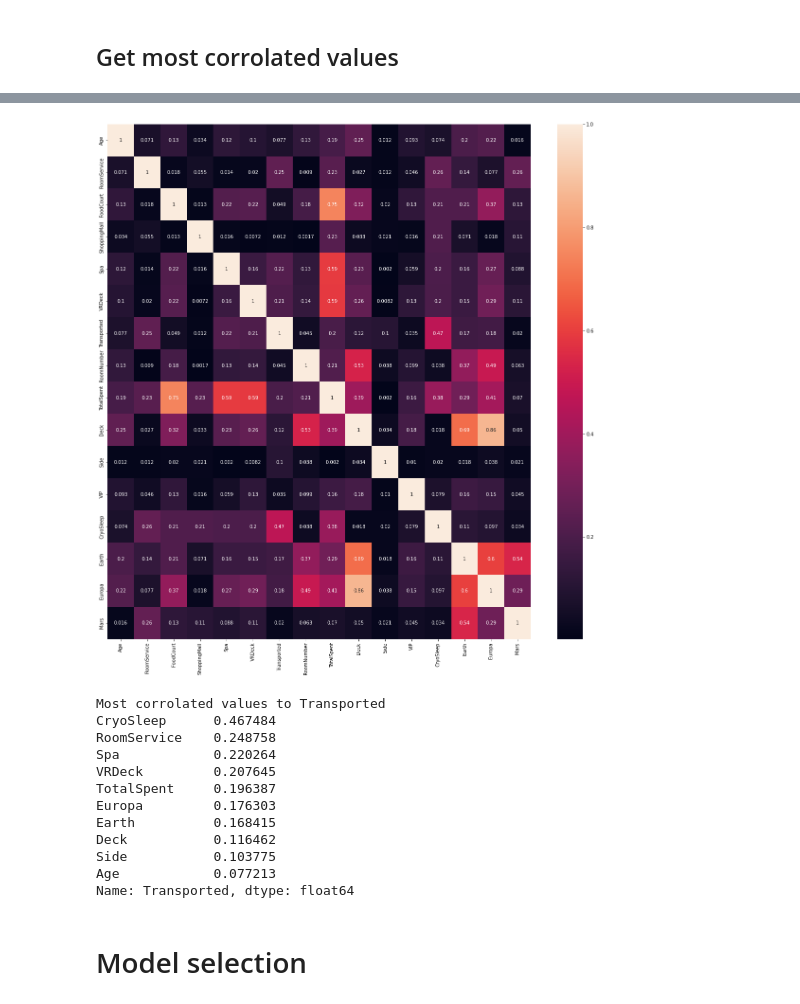
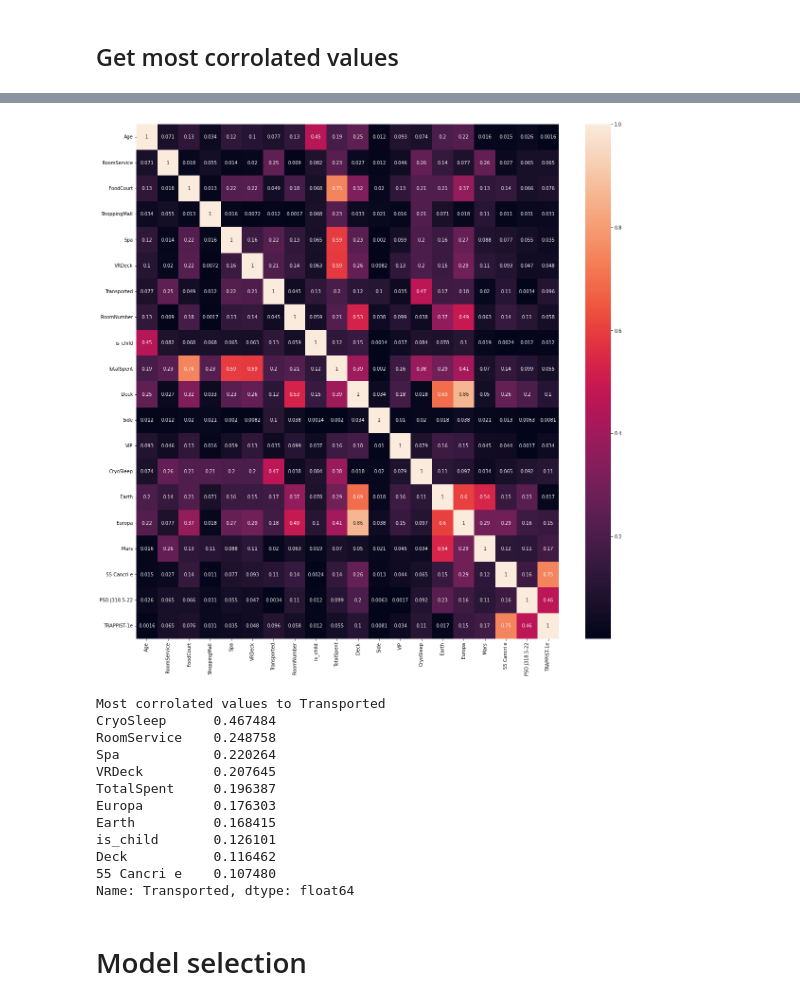
Before and after one commit to JbIPS/SpaceTitanic, a Jupyter notebook: space-titanic.ipynb, the cells around one changed output, grey strips where cells are left out. Saved outputs shown, nothing was run; the diff lists cells and outputs as text; code cells hidden in the pictures.

```diff
--- a/space-titanic.ipynb
+++ b/space-titanic.ipynb
@@ -200,0 +208,4 @@ int_plot('Age')
+# %%
+dataset['is_child'] = dataset['Age'] <= 4
+display(pd.concat([dataset['is_child'].map({False: 0, True: 1}), encodedTransported], axis=1).corr())
+cat_plot('is_child')
@@ -208,0 +227,3 @@ cat_plot('HomePlanet')
+# %%
+encodedDestination = pd.get_dummies(dataset['Destination'])
+cat_plot('Destination')
@@ -273,7 +289,7 @@ int_plot('TotalSpent')
 # %% [markdown]
 ## Get most corrolated values
 # %%
-correlationMatrix = pd.concat([dataset, encodedDeck, encodedSide, encodedVIP, encodedCryo, encodedHome], axis=1).corr()
+correlationMatrix = pd.concat([dataset, encodedDeck, encodedSide, encodedVIP, encodedCryo, encodedHome, encodedDestination], axis=1).corr()
 display(correlationMatrix)
 fig, ax = plt.subplots(figsize=(20, 20))
 sns.heatmap(correlationMatrix.abs(), annot=True, ax=ax)
@@ -301,4 +317,4 @@ print(correlationMatrix['Transported'].drop('Transported').abs().sort_values(asc
-[figure, old version]
+[figure, new version]
 Most corrolated values to Transported
 CryoSleep      0.467484
 RoomService    0.248758
@@ -307,9 +323,9 @@ VRDeck         0.207645
 TotalSpent     0.196387
 Europa         0.176303
 Earth          0.168415
+is_child       0.126101
 Deck           0.116462
-Side           0.103775
-Age            0.077213
+55 Cancri e    0.107480
 Name: Transported, dtype: float64
 # %% [markdown]
 # Model selection
```
Also changed, not shown: parts of 37 cells of this notebook.
